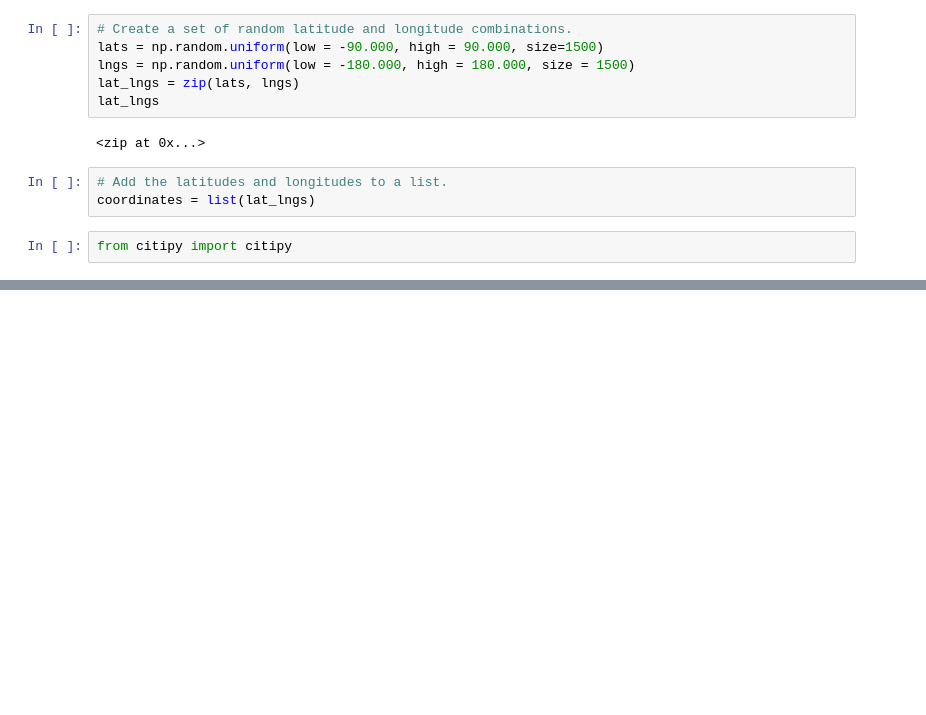
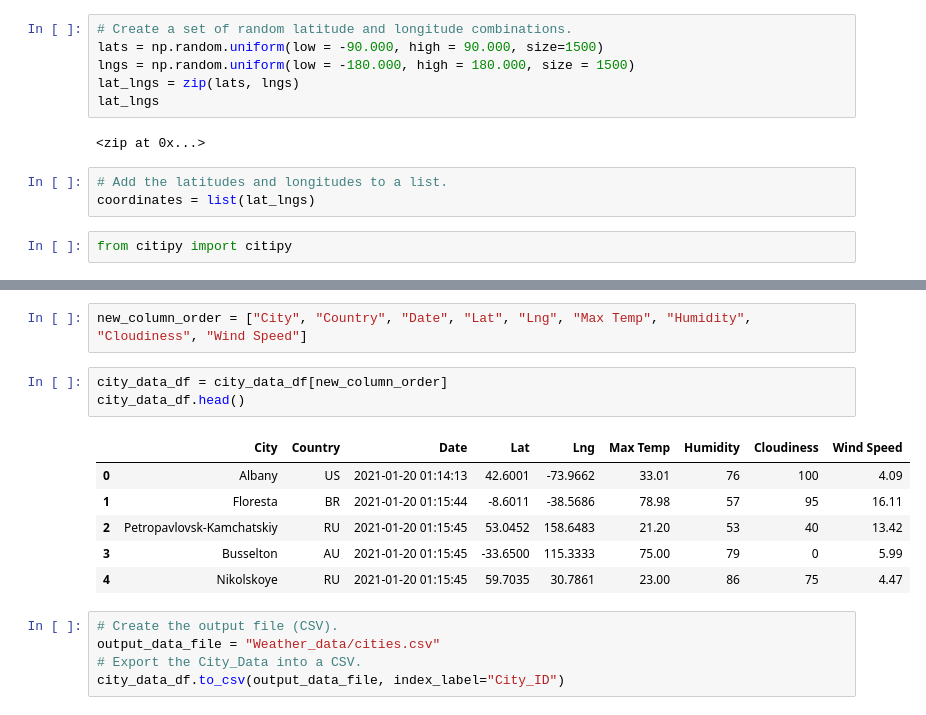
Before and after one commit to cwbyrd/World_Weather_Analysis, a Jupyter notebook: WeatherPy.ipynb, the cells around one changed output, grey strips where cells are left out. Cells and saved outputs as stored; diff of their text form; blank space fills up the shorter version.

```diff
--- a/WeatherPy.ipynb
+++ b/WeatherPy.ipynb
@@ -32,0 +144,17 @@ len(cities)
+# %%
+new_column_order = ["City", "Country", "Date", "Lat", "Lng", "Max Temp", "Humidity", "Cloudiness", "Wind Speed"]
+# %%
+city_data_df = city_data_df[new_column_order]
+city_data_df.head()
+# %% [output]
+|  | City | Country | Date | Lat | Lng | Max Temp | Humidity | Cloudiness | Wind Speed |
+| 0 | Albany | US | 2021-01-20 01:14:13 | 42.6001 | -73.9662 | 33.01 | 76 | 100 | 4.09 |
+| 1 | Floresta | BR | 2021-01-20 01:15:44 | -8.6011 | -38.5686 | 78.98 | 57 | 95 | 16.11 |
+| 2 | Petropavlovsk-Kamchatskiy | RU | 2021-01-20 01:15:45 | 53.0452 | 158.6483 | 21.20 | 53 | 40 | 13.42 |
+| 3 | Busselton | AU | 2021-01-20 01:15:45 | -33.6500 | 115.3333 | 75.00 | 79 | 0 | 5.99 |
+| 4 | Nikolskoye | RU | 2021-01-20 01:15:45 | 59.7035 | 30.7861 | 23.00 | 86 | 75 | 4.47 |
+# %%
+# Create the output file (CSV).
+output_data_file = "Weather_data/cities.csv"
+# Export the City_Data into a CSV.
+city_data_df.to_csv(output_data_file, index_label="City_ID")
```
Also changed, not shown: parts of 7 cells of this notebook, 3 other files.
